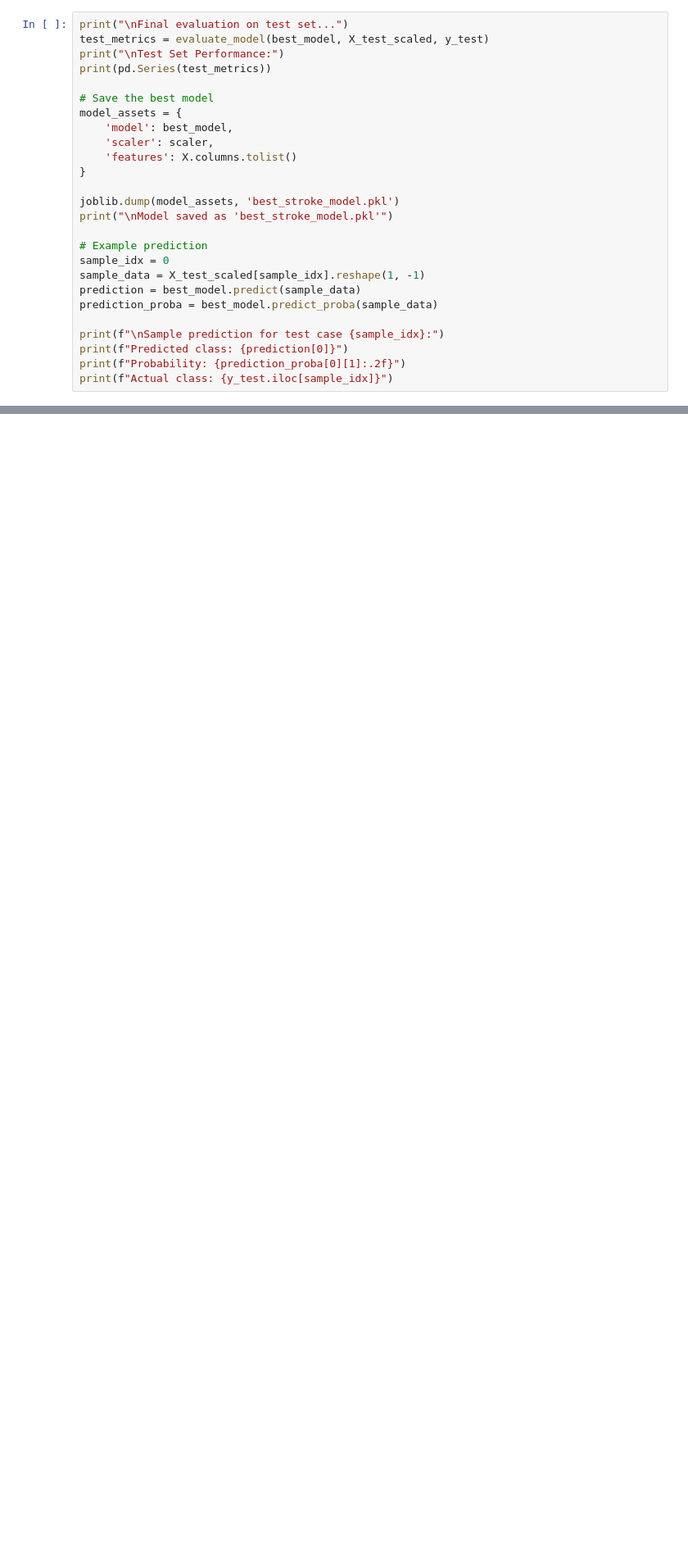
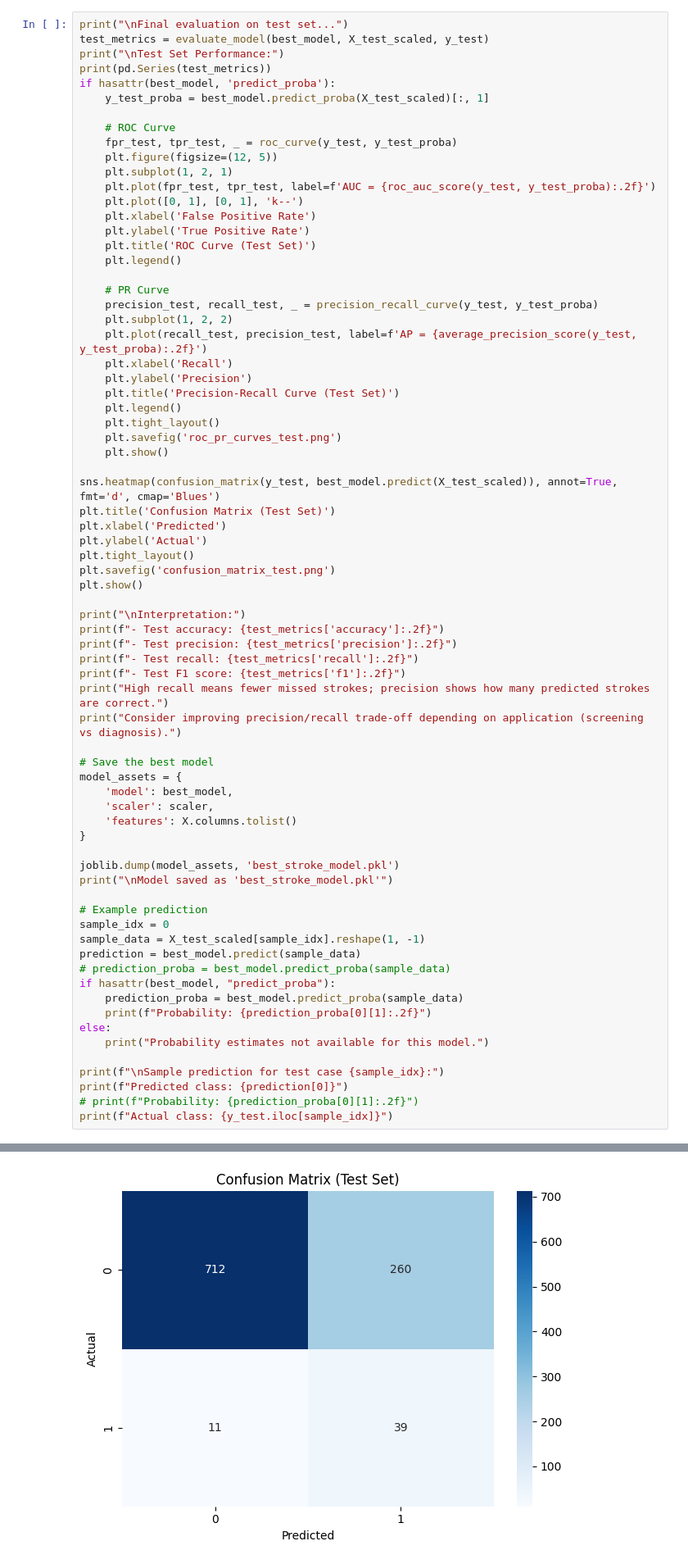
Before and after one commit to Geno212/Early-prediction-of-stroke-risk, a Jupyter notebook: stroke_prediction_mileston2.ipynb, the cells around one changed output, grey strips where cells are left out. Shown at 82% size. Drawn from its saved outputs; the diff is of its cells as text; blank space fills up the shorter version.

```diff
--- a/stroke_prediction_mileston2.ipynb
+++ b/stroke_prediction_mileston2.ipynb
@@ -430,6 +530,47 @@ print("\nFinal evaluation on test set...")
 test_metrics = evaluate_model(best_model, X_test_scaled, y_test)
 print("\nTest Set Performance:")
 print(pd.Series(test_metrics))
+if hasattr(best_model, 'predict_proba'):
+    y_test_proba = best_model.predict_proba(X_test_scaled)[:, 1]
+
+    # ROC Curve
+    fpr_test, tpr_test, _ = roc_curve(y_test, y_test_proba)
+    plt.figure(figsize=(12, 5))
+    plt.subplot(1, 2, 1)
+    plt.plot(fpr_test, tpr_test, label=f'AUC = {roc_auc_score(y_test, y_test_proba):.2f}')
+    plt.plot([0, 1], [0, 1], 'k--')
+    plt.xlabel('False Positive Rate')
+    plt.ylabel('True Positive Rate')
+    plt.title('ROC Curve (Test Set)')
+    plt.legend()
+
+    # PR Curve
+    precision_test, recall_test, _ = precision_recall_curve(y_test, y_test_proba)
+    plt.subplot(1, 2, 2)
+    plt.plot(recall_test, precision_test, label=f'AP = {average_precision_score(y_test, y_test_proba):.2f}')
+    plt.xlabel('Recall')
+    plt.ylabel('Precision')
+    plt.title('Precision-Recall Curve (Test Set)')
+    plt.legend()
+    plt.tight_layout()
+    plt.savefig('roc_pr_curves_test.png')
+    plt.show()
+
+sns.heatmap(confusion_matrix(y_test, best_model.predict(X_test_scaled)), annot=True, fmt='d', cmap='Blues')
+plt.title('Confusion Matrix (Test Set)')
+plt.xlabel('Predicted')
+plt.ylabel('Actual')
+plt.tight_layout()
+plt.savefig('confusion_matrix_test.png')
+plt.show()
+
+print("\nInterpretation:")
+print(f"- Test accuracy: {test_metrics['accuracy']:.2f}")
+print(f"- Test precision: {test_metrics['precision']:.2f}")
+print(f"- Test recall: {test_metrics['recall']:.2f}")
+print(f"- Test F1 score: {test_metrics['f1']:.2f}")
+print("High recall means fewer missed strokes; precision shows how many predicted strokes are correct.")
+print("Consider improving precision/recall trade-off depending on application (screening vs diagnosis).")
 
 # Save the best model
 model_assets = {
@@ -445,9 +586,15 @@ print("\nModel saved as 'best_stroke_model.pkl'")
 sample_idx = 0
 sample_data = X_test_scaled[sample_idx].reshape(1, -1)
 prediction = best_model.predict(sample_data)
-prediction_proba = best_model.predict_proba(sample_data)
+# prediction_proba = best_model.predict_proba(sample_data)
+if hasattr(best_model, "predict_proba"):
+    prediction_proba = best_model.predict_proba(sample_data)
+    print(f"Probability: {prediction_proba[0][1]:.2f}")
+else:
+    print("Probability estimates not available for this model.")
 
 print(f"\nSample prediction for test case {sample_idx}:")
 print(f"Predicted class: {prediction[0]}")
-print(f"Probability: {prediction_proba[0][1]:.2f}")
+# print(f"Probability: {prediction_proba[0][1]:.2f}")
 print(f"Actual class: {y_test.iloc[sample_idx]}")
+# %% [output]
@@ -453,0 +621 @@ print(f"Actual class: {y_test.iloc[sample_idx]}")
+[figure, added]
```
Also changed, not shown: parts of 8 cells of this notebook.
